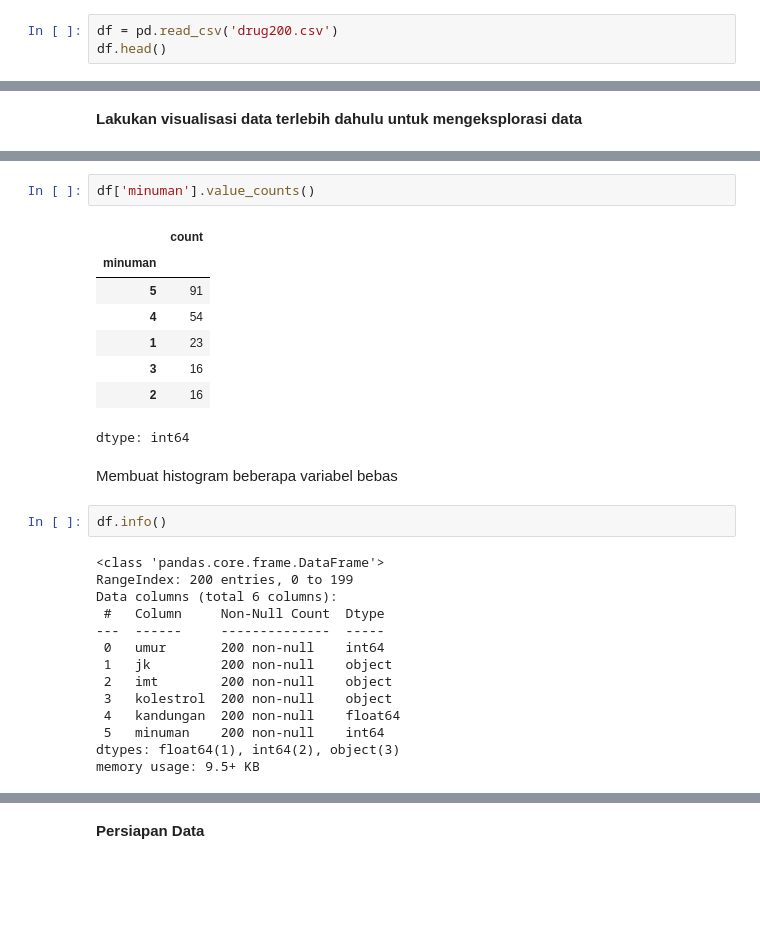
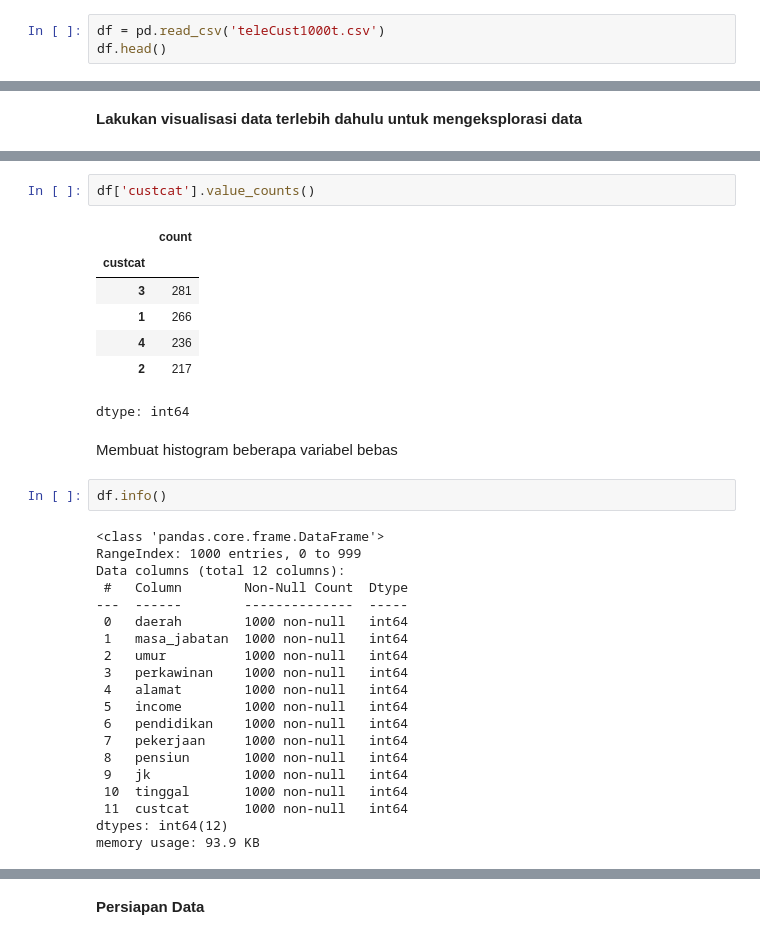
Before and after one commit to Coyy12/AVD-Tugas, a Jupyter notebook: AVD_tugas_2.ipynb, the cells around one changed output, grey strips where cells are left out. Drawn from its saved outputs; the diff is of its cells as text; blank space fills up the shorter version.

```diff
--- a/AVD_tugas_2.ipynb
+++ b/AVD_tugas_2.ipynb
@@ -35,4 +44,4 @@ Saving drug200.csv to drug200 (1).csv
 # %%
-df = pd.read_csv('drug200.csv')
+df = pd.read_csv('teleCust1000t.csv')
 df.head()
 # %% [output]
@@ -54,13 +56,12 @@ Hitung jumlah setiap kategori,
 # %%
-df['minuman'].value_counts()
+df['custcat'].value_counts()
 # %% [output]
 |  | count |
-| minuman |  |
-| 5 | 91 |
-| 4 | 54 |
-| 1 | 23 |
-| 3 | 16 |
-| 2 | 16 |
+| custcat |  |
+| 3 | 281 |
+| 1 | 266 |
+| 4 | 236 |
+| 2 | 217 |
 dtype: int64
 # %% [markdown]
 Membuat histogram beberapa variabel bebas
@@ -68,15 +69,21 @@ Membuat histogram beberapa variabel bebas
 df.info()
 # %% [output]
 <class 'pandas.core.frame.DataFrame'>
-RangeIndex: 200 entries, 0 to 199
-Data columns (total 6 columns):
- #   Column     Non-Null Count  Dtype
----  ------     --------------  -----
- 0   umur       200 non-null    int64
- 1   jk         200 non-null    object
- 2   imt        200 non-null    object
- 3   kolestrol  200 non-null    object
- 4   kandungan  200 non-null    float64
- 5   minuman    200 non-null    int64
-dtypes: float64(1), int64(2), object(3)
-memory usage: 9.5+ KB
+RangeIndex: 1000 entries, 0 to 999
+Data columns (total 12 columns):
+ #   Column        Non-Null Count  Dtype
+---  ------        --------------  -----
+ 0   daerah        1000 non-null   int64
+ 1   masa_jabatan  1000 non-null   int64
+ 2   umur          1000 non-null   int64
+ 3   perkawinan    1000 non-null   int64
+ 4   alamat        1000 non-null   int64
+ 5   income        1000 non-null   int64
+ 6   pendidikan    1000 non-null   int64
+ 7   pekerjaan     1000 non-null   int64
+ 8   pensiun       1000 non-null   int64
+ 9   jk            1000 non-null   int64
+ 10  tinggal       1000 non-null   int64
+ 11  custcat       1000 non-null   int64
+dtypes: int64(12)
+memory usage: 93.9 KB
```
Also changed, not shown: parts of 39 cells of this notebook.
